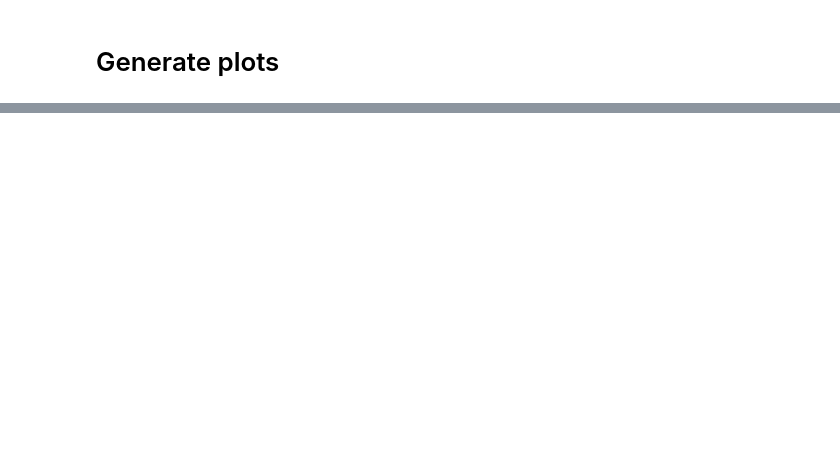
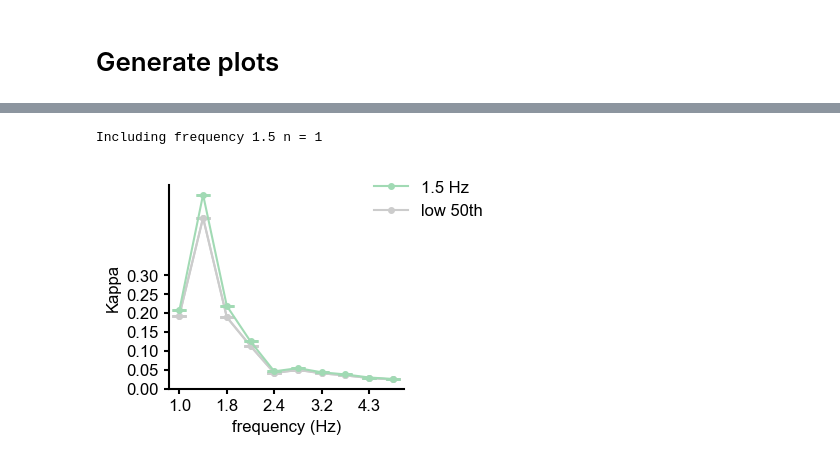
Before and after one commit to mackelab/sequence-memory, a Jupyter notebook: rnn_model/generate_figures/fig_5_fh_S2_d.ipynb, the cells around one changed output, grey strips where cells are left out. Drawn from its saved outputs; the diff is of its cells as text; code cells hidden in the pictures; blank space fills up the shorter version.

```diff
--- a/rnn_model/generate_figures/fig_5_fh_S2_d.ipynb
+++ b/rnn_model/generate_figures/fig_5_fh_S2_d.ipynb
@@ -130,7 +167,7 @@ with mpl.rc_context(fname="matplotlibrc"):
 
     fig, axs = plt.subplots(1, figsize=(3.2, 2.7))
     fig.tight_layout()
-    for i in range(4):
+    for i in range(len(kappas)):
         axs.errorbar(
             np.arange(len(summary_settings["freqs"])),
             kappas[i],
@@ -159,33 +196,36 @@ with mpl.rc_context(fname="matplotlibrc"):
     axs.errorbar(
         np.arange(len(summary_settings["freqs"])),
         low_kappas[i],
         low_kappas_se[i],
         marker="o",
         color=shcolors[i],
         zorder=i,
         capsize=5,
         elinewidth=2,
         markeredgewidth=2,
         label="low 50th",
     )
     axs.set_yticks(np.arange(0, 0.32, 0.05))
 
     axs.set_xticks(np.arange(len(summary_settings["freqs"]))[::2])
     axs.set_xticklabels(["{:.1f}".format(fr) for fr in summary_settings["freqs"][::2]])
     axs.spines["right"].set_visible(False)
     axs.spines["top"].set_visible(False)
     axs.set_ylabel("Kappa")
     axs.set_xlabel("frequency (Hz)")
 
     handles, labels = axs.get_legend_handles_labels()
     # remove the errorbars
     handles = [h[0] for h in handles]
     # use them in the legend
     plt.legend(
         handles, labels, numpoints=1, loc="upper right", bbox_to_anchor=(1.4, 1.1)
     )
     plt.savefig("../figures/SummF", facecolor="None", transparent=True)
     plt.savefig("../figures/Kappa_per_F_and_Perc.eps")
+# %% [output]
+Including frequency 1.5 n = 1
+[figure, added]
 # %%
 # Plot Vex per frequency, upper versus lower percentile d'
 
```
Also changed, not shown: parts of 8 cells of this notebook, 5 other files.
